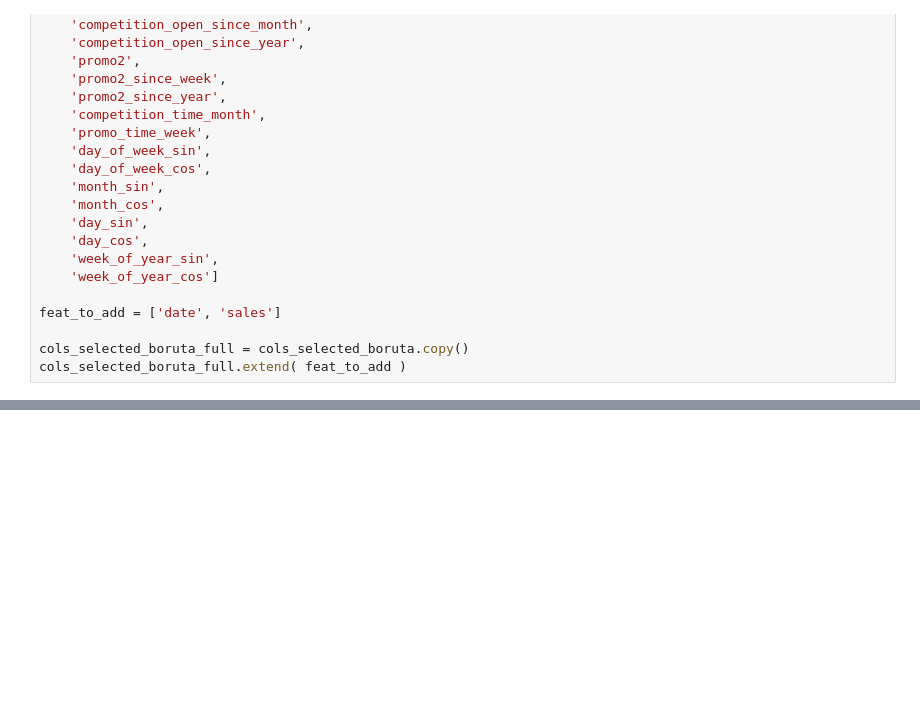
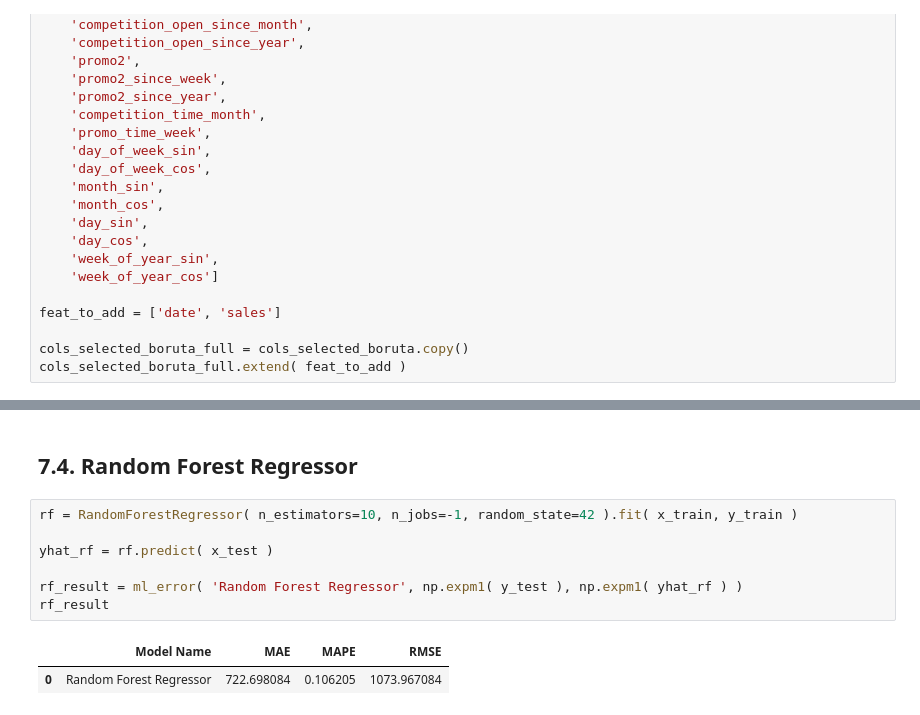
Before and after one commit to GabrielTrentino/DataScienceEmProducao, a Jupyter notebook: m07_v01_stores_sales_prediction.ipynb, the cells around one changed output, grey strips where cells are left out. Saved outputs shown, nothing was run; the diff lists cells and outputs as text; blank space fills up the shorter version.

```diff
--- a/m07_v01_stores_sales_prediction.ipynb
+++ b/m07_v01_stores_sales_prediction.ipynb
@@ -825,0 +902,12 @@ lrr_result
+# %% [markdown]
+## 7.4. Random Forest Regressor
+# %%
+rf = RandomForestRegressor( n_estimators=10, n_jobs=-1, random_state=42 ).fit( x_train, y_train )
+
+yhat_rf = rf.predict( x_test )
+
+rf_result = ml_error( 'Random Forest Regressor', np.expm1( y_test ), np.expm1( yhat_rf ) )
+rf_result
+# %% [output]
+|  | Model Name | MAE | MAPE | RMSE |
+| 0 | Random Forest Regressor | 722.698084 | 0.106205 | 1073.967084 |
```
Also changed, not shown: parts of 44 cells of this notebook.
